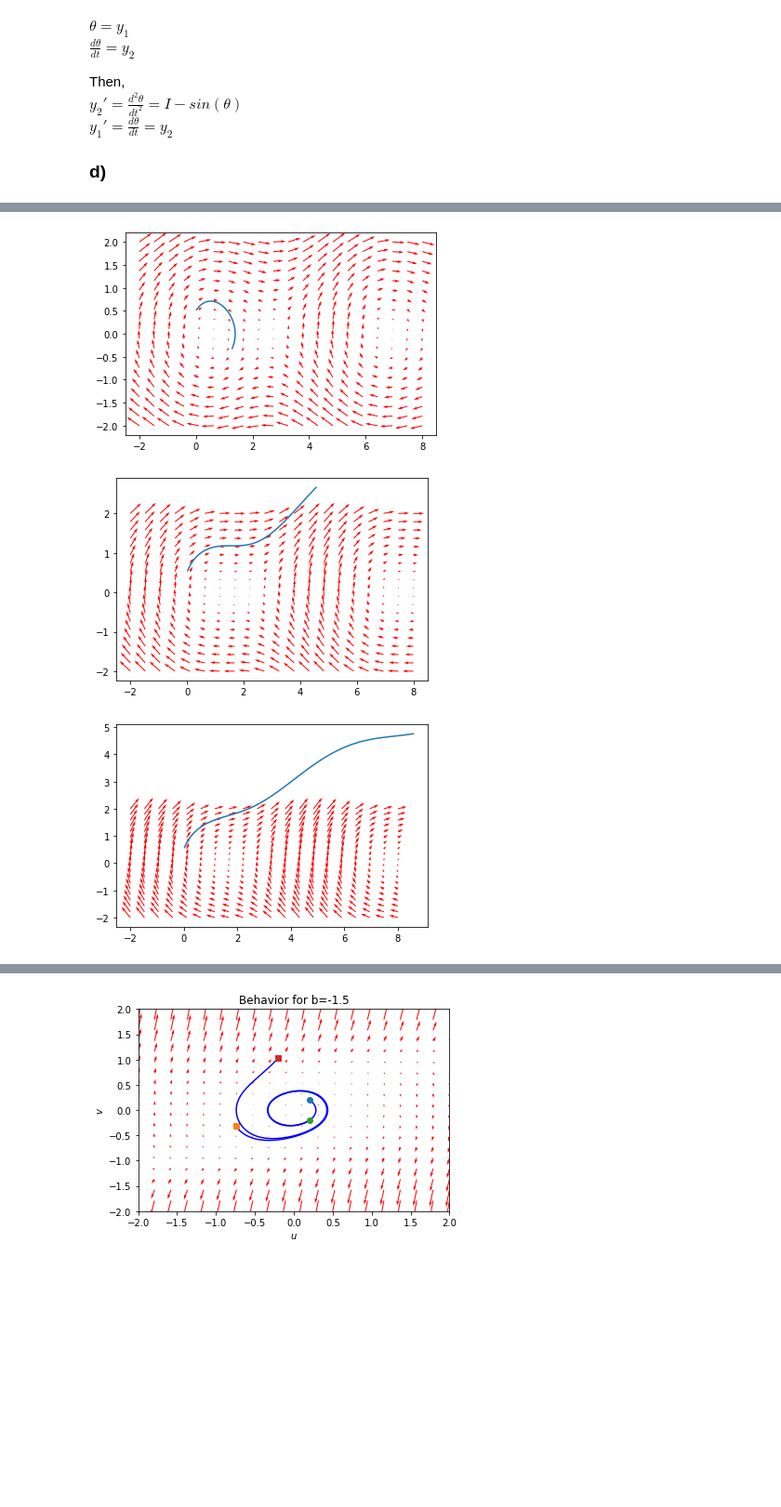
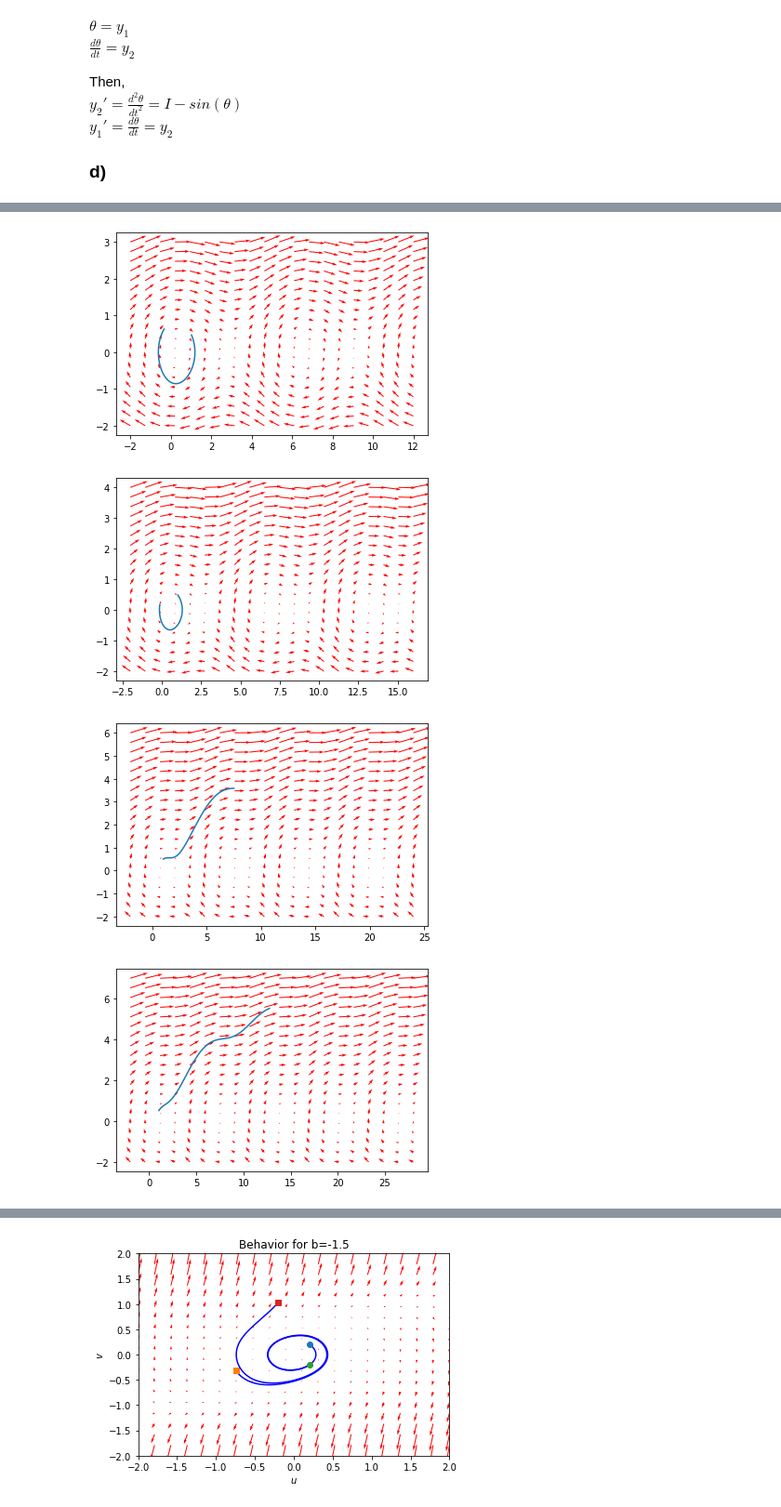
Before and after one commit to StefanIacob/CN_homework, a Jupyter notebook: Week_1/Week 1.ipynb, the cells around one changed output, grey strips where cells are left out. Shown: that part at 93% size. Cells and saved outputs as stored; diff of their text form; code cells hidden in the pictures; blank space fills up the shorter version.

```diff
--- a/Week_1/Week 1.ipynb
+++ b/Week_1/Week 1.ipynb
@@ -205,30 +201,30 @@ $y_1' = \frac{d\theta}{dt} = y_2$
 
 ### d)
 # %%
-def dy_dt(y, I):
+def dy_dt(t, y, I):
     dy = np.array([y[1], I - np.sin(y[0])])
     return dy
 
-def mod_euler(func, y_current, h, I):
-    y_approx = y_current + h * func(y_current, I)
-    y_next = y_current + 0.5 * h * (func(y_current, I) + func(y_approx, I))
-    return y_next
+def mod_euler(func, t_current, y_current, h, I):
+    y_approx = y_current + h * func(t_current, y_current, I)
+    y_next = y_current + 0.5 * h * (func(t_current, y_current, I) + func(t_current, y_approx, I))
+    t_next = t_current + h
+    return t_next, y_next
 
-# code below inspired from http://kitchingroup.cheme.cmu.edu/blog/2013/02/21/Phase-portraits-of-a-system-of-ODEs/
-
-for I in [0, 0.5, 1, 1.5]:
+for I in [0, 0.25, 0.5, 1, 1.25]:
+    # code below inspired from http://kitchingroup.cheme.cmu.edu/blog/2013/02/21/Phase-portraits-of-a-system-of-ODEs/
     ##########################################################################
-    y1 = np.linspace(-2.0, 8.0, 20)
-    y2 = np.linspace(-2.0, 2.0, 20)
+    y1 = np.linspace(-2.0, I * 16.0 + 8, 20)
+    y2 = np.linspace(-2.0, I * 4.0 + 2, 20)
     Y1, Y2 = np.meshgrid(y1, y2)
     u, v = np.zeros(Y1.shape), np.zeros(Y2.shape)
     NI, NJ = Y1.shape
-
+    t = 0
     for i in range(NI):
         for j in range(NJ):
             x = Y1[i, j]
             y = Y2[i, j]
-            yprime = dy_dt([x, y], I)
+            yprime = dy_dt(t, [x, y], I)
             u[i,j] = yprime[0]
             v[i,j] = yprime[1]
     Q = plt.figure()
@@ -236,13 +232,13 @@ for I in [0, 0.5, 1, 1.5]:
     ##########################################################################
 
 
-    y_start = np.array([0,0.5])
+    y_start = np.array([1,0.5])
 
-    length = 70
+    length = 100
     y = y_start
     Y = np.zeros((2,length))
     for i in range(length):
-        y = mod_euler(dy_dt, y, 0.05, I)
+        t, y = mod_euler(dy_dt, t, y, 0.05, I)
         Y[:,i] = y
 
     Q = plt.plot(Y[0,:], Y[1,:])
@@ -251,3 +247,4 @@ for I in [0, 0.5, 1, 1.5]:
-[figure, old version]
+[figure, new version]
-[figure, old version]
+[figure, new version]
-[figure, old version]
+[figure, new version]
+[figure, added]
```
Also changed, not shown: parts of 4 cells of this notebook.
